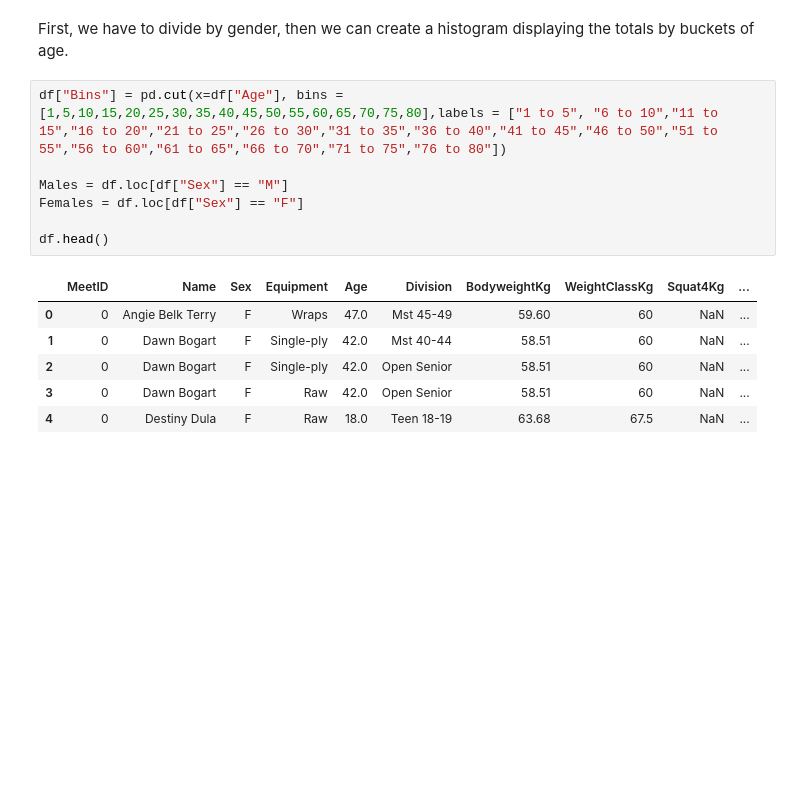
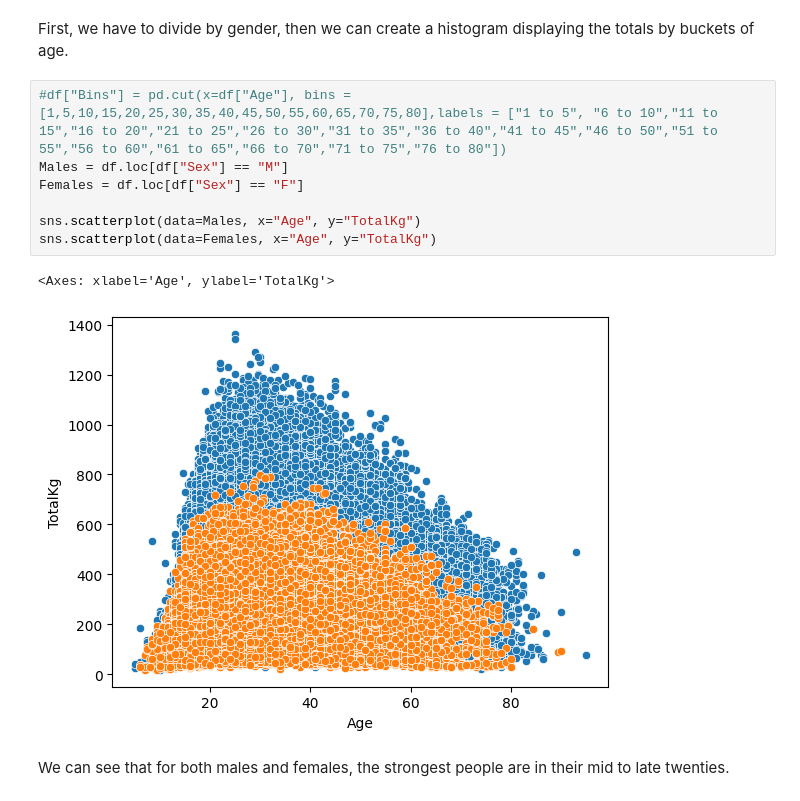
Before and after one commit to nate-bowers/powerlifting-analysis, a Jupyter notebook: dataanalysis.ipynb, the cells around one changed output. Cells and saved outputs as stored; diff of their text form; blank space fills up the shorter version.

```diff
--- a/dataanalysis.ipynb
+++ b/dataanalysis.ipynb
@@ -149,16 +149,14 @@ sns.barplot(data=data, x = "Equipment", y= "Total (Kg)").set(title="Average Tota
 # %% [markdown]
 First, we have to divide by gender, then we can create a histogram displaying the totals by buckets of age.
 # %%
-df["Bins"] = pd.cut(x=df["Age"], bins = [1,5,10,15,20,25,30,35,40,45,50,55,60,65,70,75,80],labels = ["1 to 5", "6 to 10","11 to 15","16 to 20","21 to 25","26 to 30","31 to 35","36 to 40","41 to 45","46 to 50","51 to 55","56 to 60","61 to 65","66 to 70","71 to 75","76 to 80"])
-
+#df["Bins"] = pd.cut(x=df["Age"], bins = [1,5,10,15,20,25,30,35,40,45,50,55,60,65,70,75,80],labels = ["1 to 5", "6 to 10","11 to 15","16 to 20","21 to 25","26 to 30","31 to 35","36 to 40","41 to 45","46 to 50","51 to 55","56 to 60","61 to 65","66 to 70","71 to 75","76 to 80"])
 Males = df.loc[df["Sex"] == "M"]
 Females = df.loc[df["Sex"] == "F"]
 
-df.head()
+sns.scatterplot(data=Males, x="Age", y="TotalKg")
+sns.scatterplot(data=Females, x="Age", y="TotalKg")
 # %% [output]
-|  | MeetID | Name | Sex | Equipment | Age | Division | BodyweightKg | WeightClassKg | Squat4Kg | ... |
-| 0 | 0 | Angie Belk Terry | F | Wraps | 47.0 | Mst 45-49 | 59.60 | 60 | NaN | ... |
-| 1 | 0 | Dawn Bogart | F | Single-ply | 42.0 | Mst 40-44 | 58.51 | 60 | NaN | ... |
-| 2 | 0 | Dawn Bogart | F | Single-ply | 42.0 | Open Senior | 58.51 | 60 | NaN | ... |
-| 3 | 0 | Dawn Bogart | F | Raw | 42.0 | Open Senior | 58.51 | 60 | NaN | ... |
-| 4 | 0 | Destiny Dula | F | Raw | 18.0 | Teen 18-19 | 63.68 | 67.5 | NaN | ... |
+<Axes: xlabel='Age', ylabel='TotalKg'>
+[figure, added]
+# %% [markdown]
+We can see that for both males and females, the strongest people are in their mid to late twenties.
```
